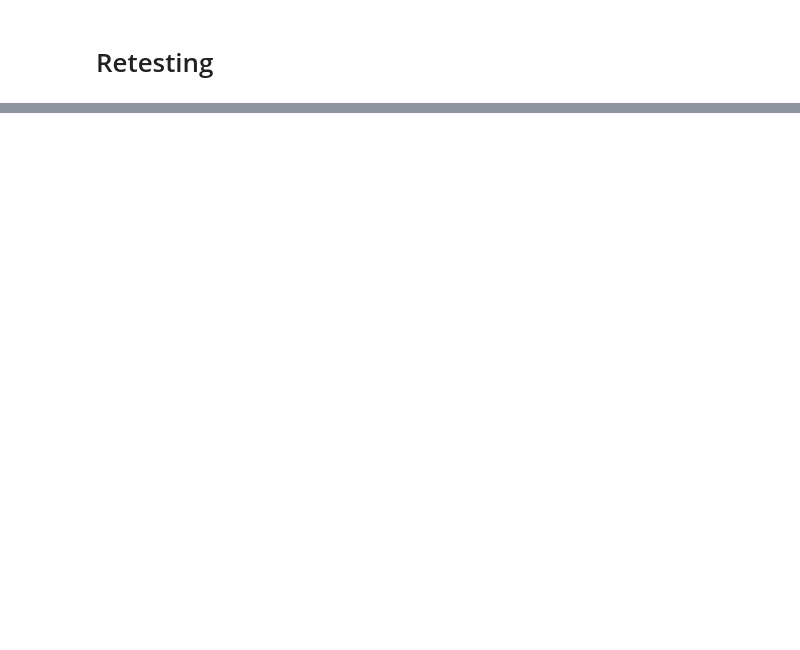
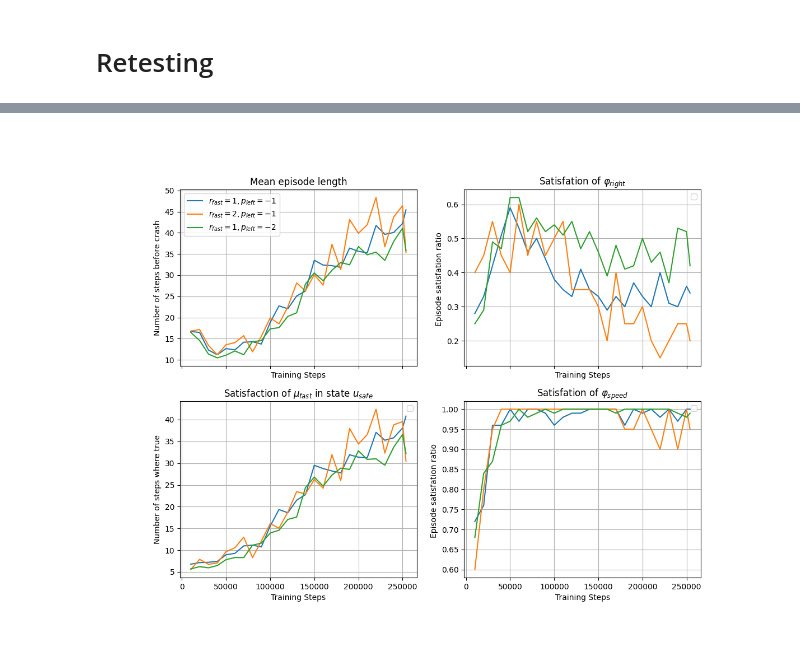
Before and after one commit to decyphir/rlrom, a Jupyter notebook: examples/highway_env/paper.ipynb, the cells around one changed output, grey strips where cells are left out. Drawn from its saved outputs; the diff is of its cells as text; code cells hidden in the pictures; blank space fills up the shorter version.

```diff
--- a/examples/highway_env/paper.ipynb
+++ b/examples/highway_env/paper.ipynb
@@ -166,8 +28,3 @@ T = RLTester(cfg_basic)
 T.retest_checkoints_models(df_idx=1, num_ep=100)
 T.retest_checkoints_models(df_idx=2, num_ep=100)
 T.retest_checkoints_models(df_idx=3, num_ep=100)
-# %%
-#cfg = rlu.load_cfg('cfg0tr_with_obs.yml')
-cfgt = rlu.set_rec_cfg_field(cfg, num_ep=5,render_mode='human')
-T = RLTester(cfgt)
-Tres = T.run_cfg_test()
@@ -173,0 +40,13 @@ Tres = T.run_cfg_test()
+# %%
+# load modules and data
+import rlrom.utils as rlu
+import polars as pl
+import rlrom.plots as rlp
+from rlrom.testers import RLTester
+import matplotlib.pyplot as plt
+%matplotlib ipympl
+
+cfg0 = rlu.load_cfg('cfg0tr_rmf.yml')
+df0 = rlu.get_df_training(cfg0, -3)
+df1 = rlu.get_df_training(cfg0, -2)
+df2 = rlu.get_df_training(cfg0, -1)
@@ -173,0 +63,40 @@ Tres = T.run_cfg_test()
+# %%
+plt.ioff()
+fig, axs = plt.subplots(2,2, sharex=True, figsize=(12,9))
+ax = axs[0][0]
+ax.grid()
+rlp.plot_df_training(df1,metric='mean_ep_len', label=r'$r_{fast}=1, p_{left}=-1$', ax=ax)
+rlp.plot_df_training(df0,metric='mean_ep_len', label=r'$r_{fast}=2, p_{left}=-1$', ax=ax)
+rlp.plot_df_training(df2,metric='mean_ep_len', label=r'$r_{fast}=1, p_{left}=-2$', ax=ax)
+ax.set_ylabel(r'Number of steps before crash')
+ax.set_title(r'Mean episode length')
+
+ax = axs[1][0]
+ax.grid()
+ax = rlp.plot_df_training(df1,formula= 'fa_n_da', metric = 'mean_num_sat', label=None,ax=ax)
+ax = rlp.plot_df_training(df0,formula= 'fa_n_da', metric = 'mean_num_sat', label=None,ax=ax)
+ax = rlp.plot_df_training(df2,formula= 'fa_n_da', metric = 'mean_num_sat', label=None,ax=ax)
+ax.set_ylabel(r'Number of steps where true')
+ax.set_title(r'Satisfaction of $\mu_{fast}$ in state $u_{safe}$')
+
+ax = axs[0][1]
+ax.grid()
+ax = rlp.plot_df_training(df1,formula= 'phi_right_lane', metric = 'ratio_init_sat', label=None,ax=ax)
+ax = rlp.plot_df_training(df0,formula= 'phi_right_lane', metric = 'ratio_init_sat', label=None,ax=ax)
+ax = rlp.plot_df_training(df2,formula= 'phi_right_lane', metric = 'ratio_init_sat', label=None,ax=ax)
+
+ax.set_title(r'Satisfation of $\varphi_{right}$')
+ax.set_ylabel(r'Episode satisfation ratio ')
+#
+ax = axs[1][1]
+ax.grid()
+ax = rlp.plot_df_training(df1,formula= 'phi_speed', metric = 'ratio_init_sat', label=None,ax=ax)
+ax = rlp.plot_df_training(df0,formula= 'phi_speed', metric = 'ratio_init_sat', label=None,ax=ax)
+ax = rlp.plot_df_training(df2,formula= 'phi_speed', metric = 'ratio_init_sat', label=None,ax=ax)
+
+ax.set_title(r'Satisfation of $\varphi_{speed}$')
+ax.set_ylabel(r'Episode satisfation ratio ')
+
+fig.show()
+# %% [output]
+[figure, added]
```
Also changed, not shown: parts of 14 cells of this notebook, 3 other files.
